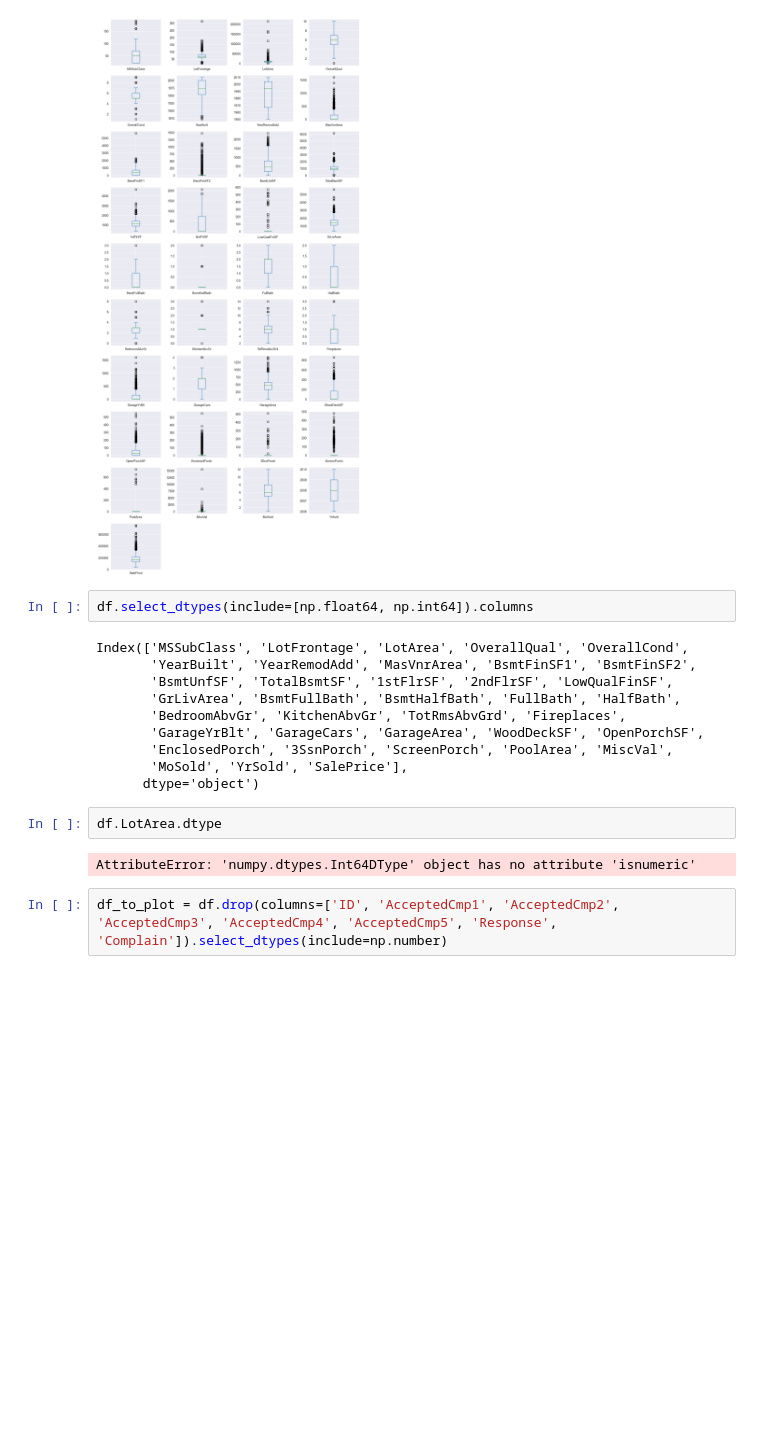
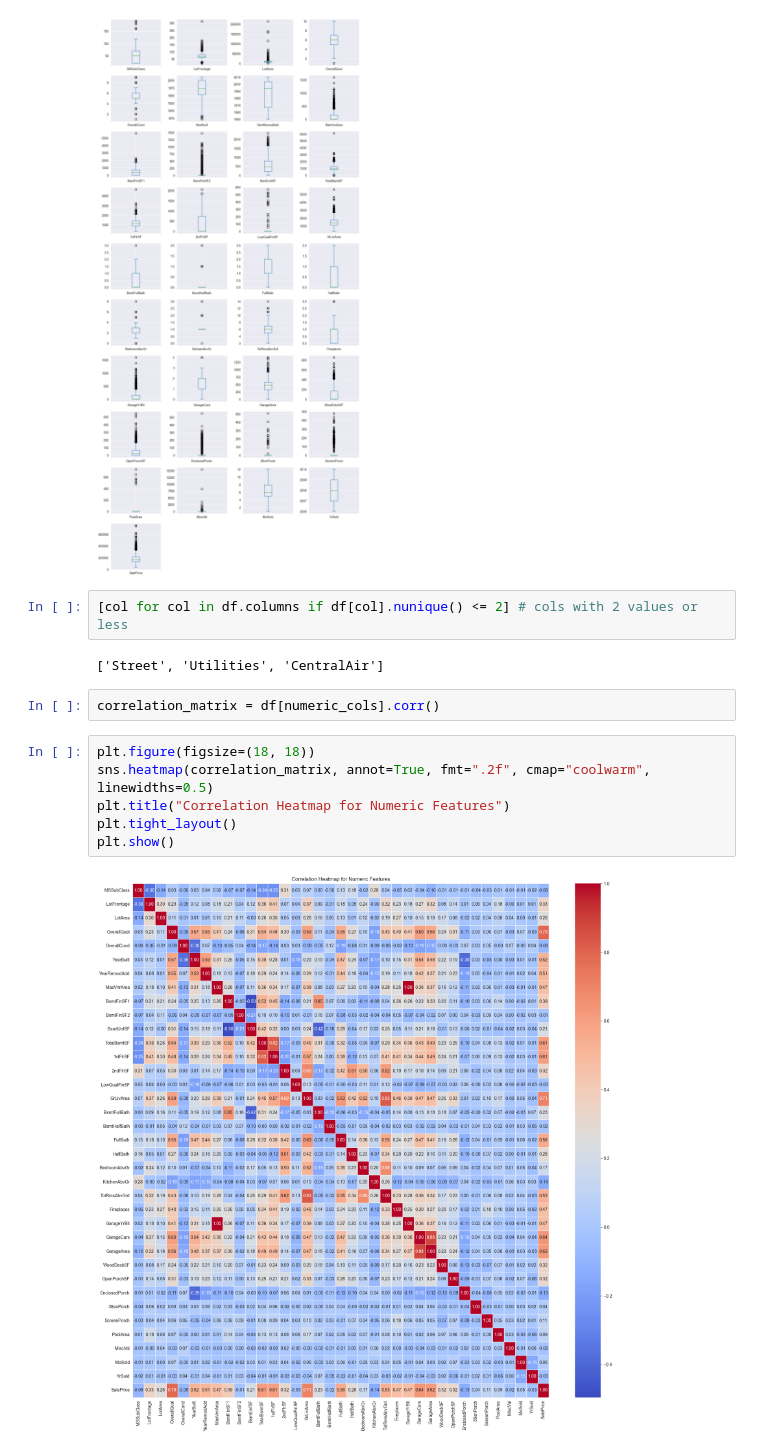
Before and after one commit to siiyayu/FeatureSelectionTechniques, a Jupyter notebook: preprocesing.ipynb, the cells around one changed output. Drawn from its saved outputs; the diff is of its cells as text; blank space fills up the shorter version.

```diff
--- a/preprocesing.ipynb
+++ b/preprocesing.ipynb
@@ -150,21 +151,17 @@ plt.tight_layout()
 plt.show()
 # %% [output]
 [figure]
-# %%
-df.select_dtypes(include=[np.float64, np.int64]).columns
-# %% [output]
-Index(['MSSubClass', 'LotFrontage', 'LotArea', 'OverallQual', 'OverallCond',
-       'YearBuilt', 'YearRemodAdd', 'MasVnrArea', 'BsmtFinSF1', 'BsmtFinSF2',
-       'BsmtUnfSF', 'TotalBsmtSF', '1stFlrSF', '2ndFlrSF', 'LowQualFinSF',
-       'GrLivArea', 'BsmtFullBath', 'BsmtHalfBath', 'FullBath', 'HalfBath',
-       'BedroomAbvGr', 'KitchenAbvGr', 'TotRmsAbvGrd', 'Fireplaces',
-       'GarageYrBlt', 'GarageCars', 'GarageArea', 'WoodDeckSF', 'OpenPorchSF',
-       'EnclosedPorch', '3SsnPorch', 'ScreenPorch', 'PoolArea', 'MiscVal',
-       'MoSold', 'YrSold', 'SalePrice'],
-      dtype='object')
-# %%
-df.LotArea.dtype
-# %% [output]
-AttributeError: 'numpy.dtypes.Int64DType' object has no attribute 'isnumeric'
-# %%
-df_to_plot = df.drop(columns=['ID', 'AcceptedCmp1', 'AcceptedCmp2', 'AcceptedCmp3', 'AcceptedCmp4', 'AcceptedCmp5', 'Response', 'Complain']).select_dtypes(include=np.number)
+# %%
+[col for col in df.columns if df[col].nunique() <= 2] # cols with 2 values or less
+# %% [output]
+['Street', 'Utilities', 'CentralAir']
+# %%
+correlation_matrix = df[numeric_cols].corr()
+# %%
+plt.figure(figsize=(18, 18))
+sns.heatmap(correlation_matrix, annot=True, fmt=".2f", cmap="coolwarm", linewidths=0.5)
+plt.title("Correlation Heatmap for Numeric Features")
+plt.tight_layout()
+plt.show()
+# %% [output]
+[figure, added]
```
Also changed, not shown: parts of 4 cells of this notebook, 13 other files.
